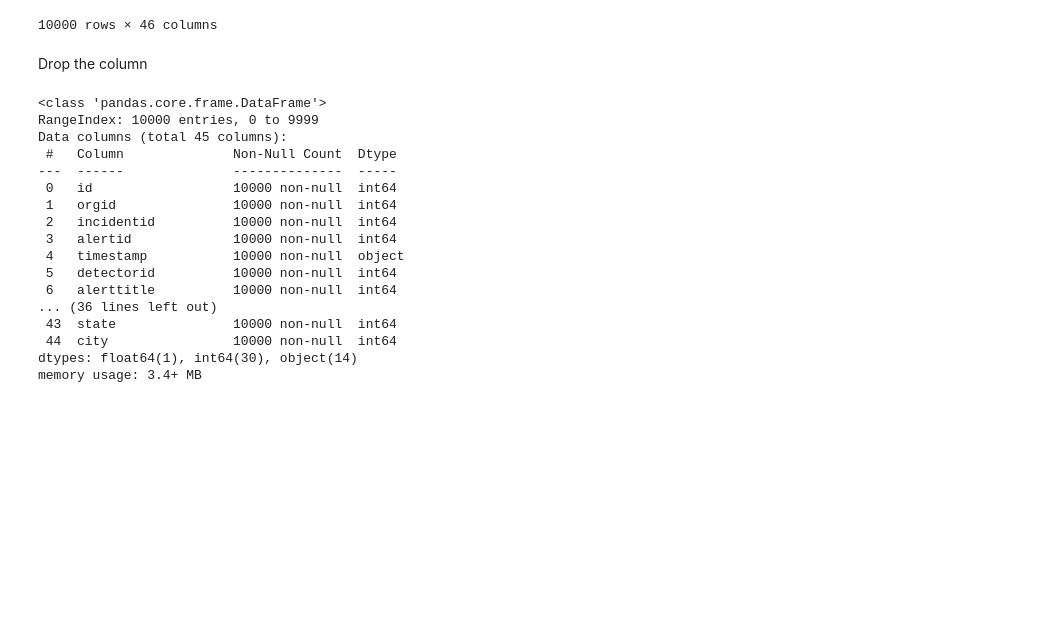
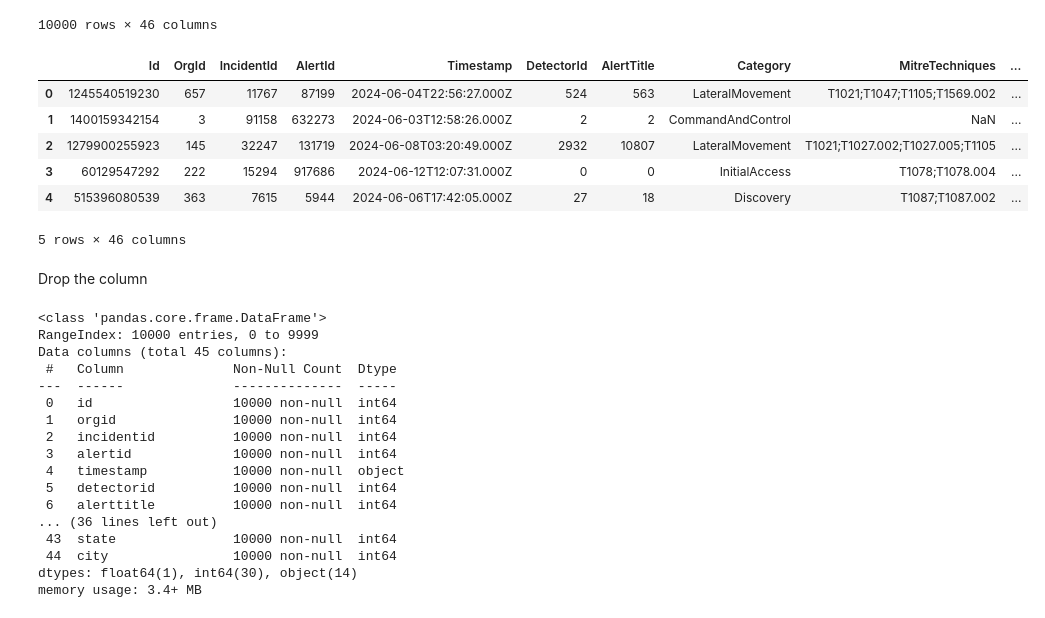
Before and after one commit to Paranthaman1994/microsoft, a Jupyter notebook: test_final.ipynb, the cells around one changed output. Cells and saved outputs as stored; diff of their text form; code cells hidden in the pictures; blank space fills up the shorter version.

```diff
--- a/test_final.ipynb
+++ b/test_final.ipynb
@@ -20,6 +20,16 @@ df
 | 9998 | 1597727835731 | 1 | 273 | 402248 | 2024-06-11T13:57:52.000Z | 0 | 0 | InitialAccess | T1078;T1078.004 | ... |
 | 9999 | 893353202427 | 4 | 398 | 421 | 2024-05-20T09:02:09.000Z | 8 | 7 | InitialAccess | T1133 | ... |
 10000 rows × 46 columns
+# %%
+df.head(5)
+# %% [output]
+|  | Id | OrgId | IncidentId | AlertId | Timestamp | DetectorId | AlertTitle | Category | MitreTechniques | ... |
+| 0 | 1245540519230 | 657 | 11767 | 87199 | 2024-06-04T22:56:27.000Z | 524 | 563 | LateralMovement | T1021;T1047;T1105;T1569.002 | ... |
+| 1 | 1400159342154 | 3 | 91158 | 632273 | 2024-06-03T12:58:26.000Z | 2 | 2 | CommandAndControl | NaN | ... |
+| 2 | 1279900255923 | 145 | 32247 | 131719 | 2024-06-08T03:20:49.000Z | 2932 | 10807 | LateralMovement | T1021;T1027.002;T1027.005;T1105 | ... |
+| 3 | 60129547292 | 222 | 15294 | 917686 | 2024-06-12T12:07:31.000Z | 0 | 0 | InitialAccess | T1078;T1078.004 | ... |
+| 4 | 515396080539 | 363 | 7615 | 5944 | 2024-06-06T17:42:05.000Z | 27 | 18 | Discovery | T1087;T1087.002 | ... |
+5 rows × 46 columns
 # %% [markdown]
 Drop the column
 # %%
```
